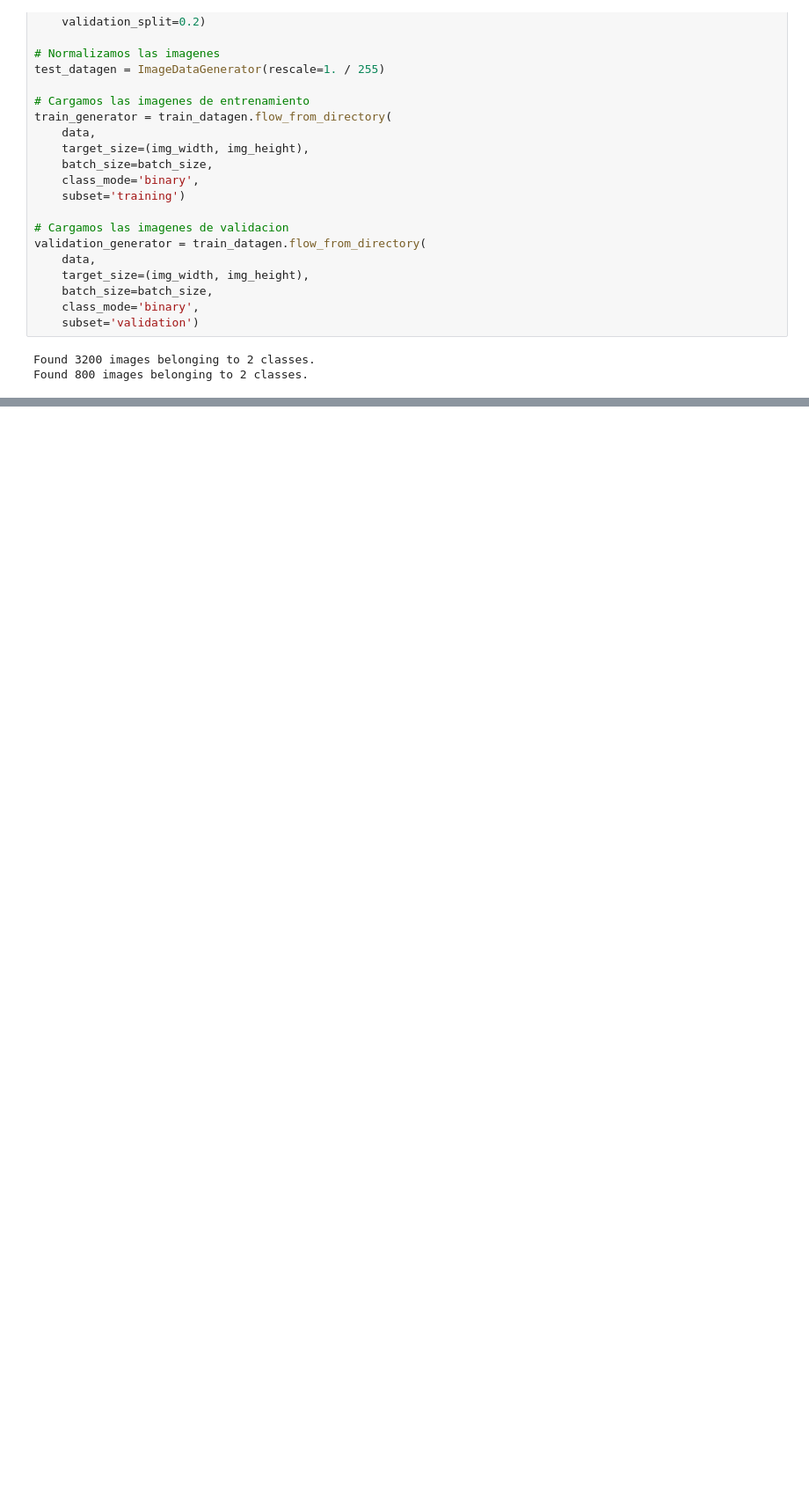
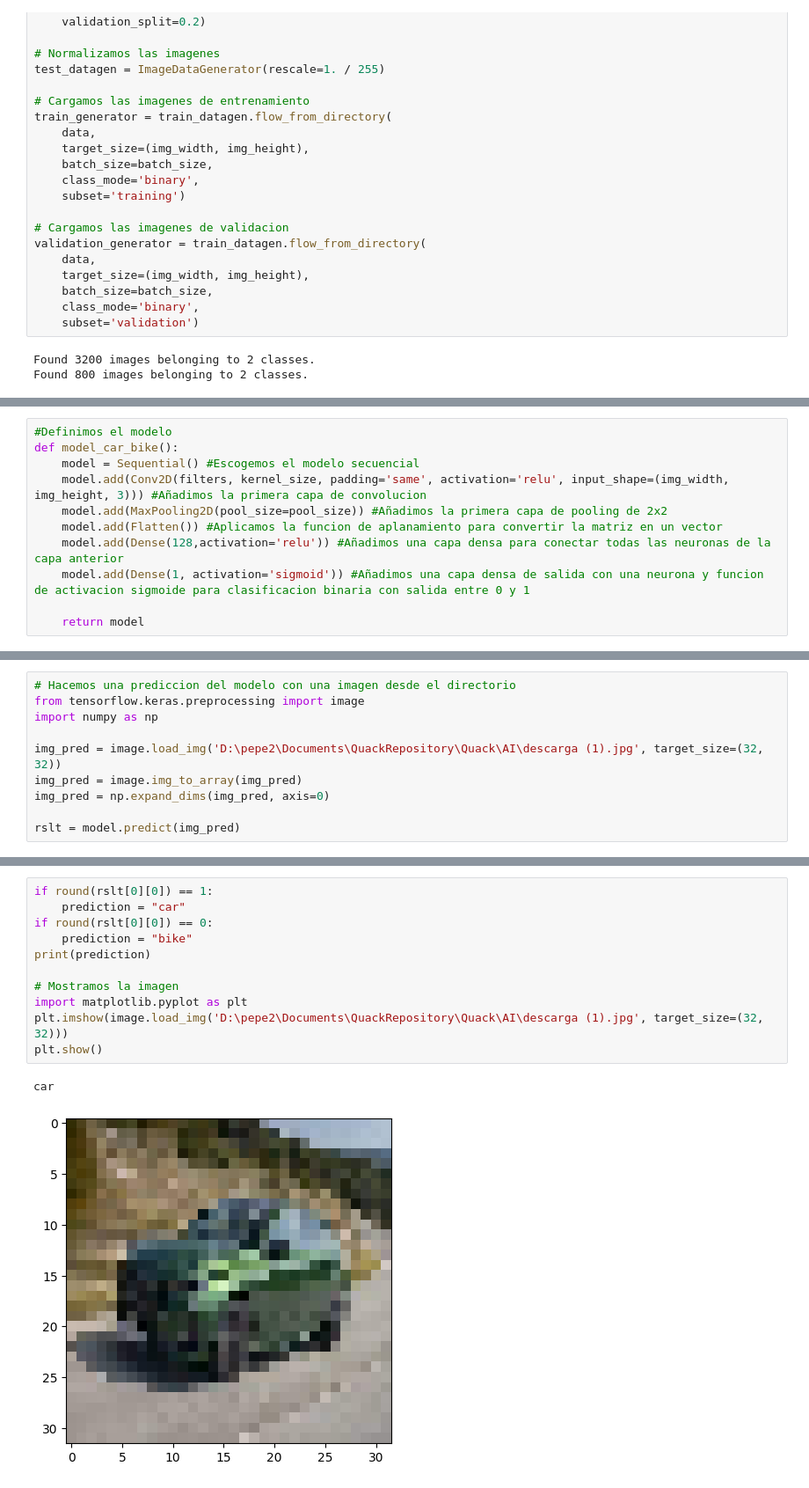
Before and after one commit to pplalo/Quack, a Jupyter notebook: AI/Proyecto_final_IA_vehiculos.ipynb, the cells around one changed output, grey strips where cells are left out. Shown at 88% size. Saved outputs shown, nothing was run; the diff lists cells and outputs as text; blank space fills up the shorter version.

```diff
--- a/AI/Proyecto_final_IA_vehiculos.ipynb
+++ b/AI/Proyecto_final_IA_vehiculos.ipynb
@@ -527,0 +137,11 @@ plt.show()
+# %%
+#Definimos el modelo
+def model_car_bike():
+    model = Sequential() #Escogemos el modelo secuencial
+    model.add(Conv2D(filters, kernel_size, padding='same', activation='relu', input_shape=(img_width, img_height, 3))) #Añadimos la primera capa de convolucion
+    model.add(MaxPooling2D(pool_size=pool_size)) #Añadimos la primera capa de pooling de 2x2
+    model.add(Flatten()) #Aplicamos la funcion de aplanamiento para convertir la matriz en un vector
+    model.add(Dense(128,activation='relu')) #Añadimos una capa densa para conectar todas las neuronas de la capa anterior
+    model.add(Dense(1, activation='sigmoid')) #Añadimos una capa densa de salida con una neurona y funcion de activacion sigmoide para clasificacion binaria con salida entre 0 y 1
+
+    return model
@@ -527,0 +243,10 @@ plt.show()
+# %%
+# Hacemos una prediccion del modelo con una imagen desde el directorio
+from tensorflow.keras.preprocessing import image
+import numpy as np
+
+img_pred = image.load_img('D:\pepe2\Documents\QuackRepository\Quack\AI\descarga (1).jpg', target_size=(32, 32))
+img_pred = image.img_to_array(img_pred)
+img_pred = np.expand_dims(img_pred, axis=0)
+
+rslt = model.predict(img_pred)
@@ -527,0 +259,14 @@ plt.show()
+# %%
+if round(rslt[0][0]) == 1:
+    prediction = "car"
+if round(rslt[0][0]) == 0:
+    prediction = "bike"
+print(prediction)
+
+# Mostramos la imagen
+import matplotlib.pyplot as plt
+plt.imshow(image.load_img('D:\pepe2\Documents\QuackRepository\Quack\AI\descarga (1).jpg', target_size=(32, 32)))
+plt.show()
+# %% [output]
+car
+[figure, added]
```
Also changed, not shown: parts of 52 cells of this notebook, 2 other files.
